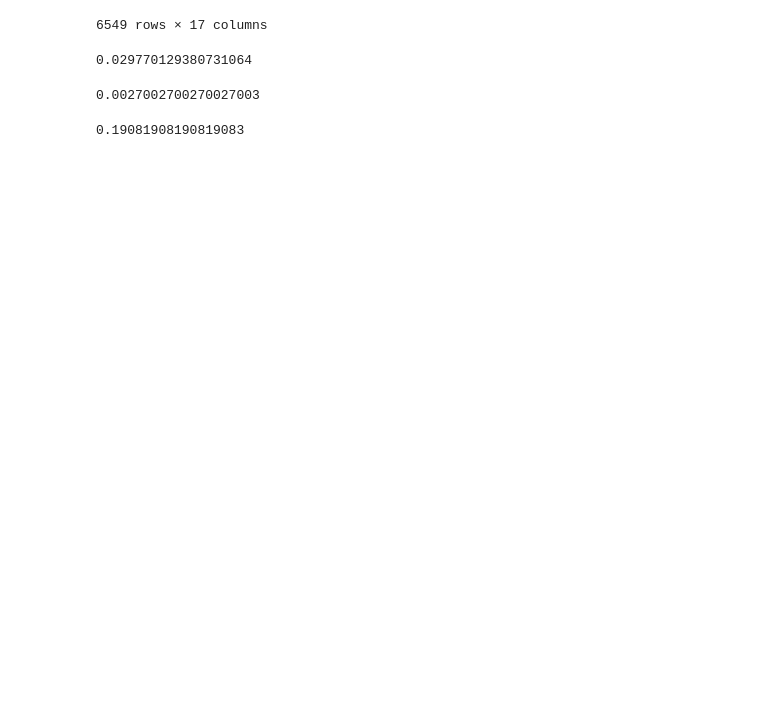
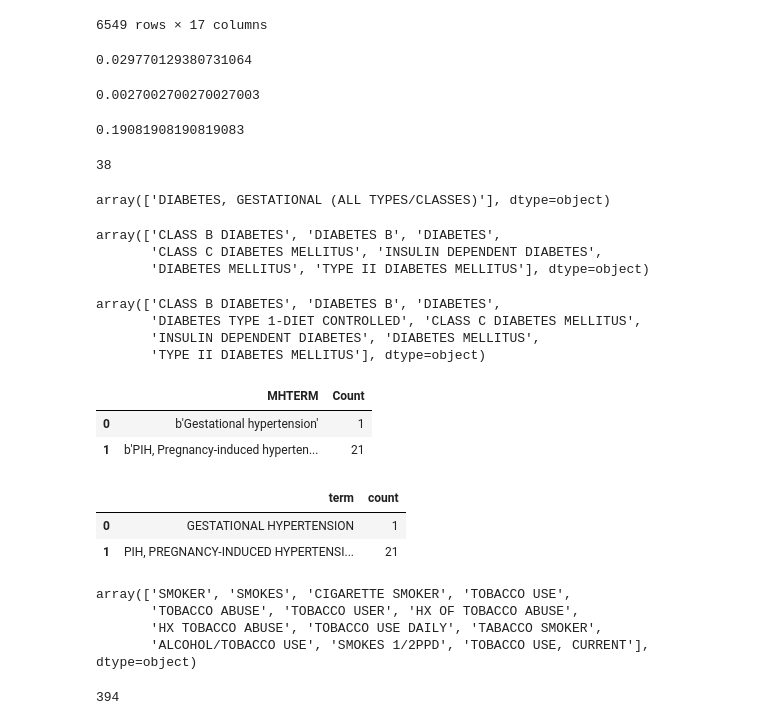
Before and after one commit to jzhao0802/ferring, a Jupyter notebook: 00_raw_data_processing/data_exploration/04_check_medical_history_adverse_events.ipynb, the cells around one changed output. Drawn from its saved outputs; the diff is of its cells as text; code cells hidden in the pictures; blank space fills up the shorter version.

```diff
--- a/00_raw_data_processing/data_exploration/04_check_medical_history_adverse_events.ipynb
+++ b/00_raw_data_processing/data_exploration/04_check_medical_history_adverse_events.ipynb
@@ -244,0 +247,39 @@ explorer_004.get_data('cm.sas7bdat')
+# %%
+mh_terms = explorer_004.get_data('mh.sas7bdat')['MHTERM'].str.decode('utf-8').str.upper()
+len(mh_terms[mh_terms.str.contains('(?=.*(GROUP|GBS))(?=^((?!UNKNOWN).)*$)')].unique())
+# %% [output]
+38
+# %%
+mh_terms = explorer_303.get_data('mh.sas7bdat')['MHTERM'].str.decode('utf-8').str.upper()
+mh_terms[mh_terms.str.contains('(?=.*DIABETES)(?=^((?!(CLASS C)|(CLASS B)|(TYPE I)|(TYPE II)|(TYPE 1)|(TYPE 2)).)*$)(?!^DIABETES$)(?!^DIABETES B$)(?!^DIABETES (MELLITUS|MELLITIS)$)(?!^INSULIN DEPENDENT DIABETES$)')].unique()
+# %% [output]
+array(['DIABETES, GESTATIONAL (ALL TYPES/CLASSES)'], dtype=object)
+# %%
+mh_terms = explorer_004.get_data('mh.sas7bdat')['MHTERM'].str.decode('utf-8').str.upper()
+mh_terms[mh_terms.str.contains('(?=.*DIABETES)(?=(CLASS C)|(CLASS B)|(TYPE I)|(TYPE II)|(TYPE 1)|(TYPE 2)|(^(DIABETES|DIABETES B|DIABETES (MELLITUS|MELLITIS)|INSULIN DEPENDENT DIABETES)$))')].unique()
+# %% [output]
+array(['CLASS B DIABETES', 'DIABETES B', 'DIABETES',
+       'CLASS C DIABETES MELLITUS', 'INSULIN DEPENDENT DIABETES',
+       'DIABETES MELLITUS', 'TYPE II DIABETES MELLITUS'], dtype=object)
+# %%
+mh_terms = explorer_004.get_data('mh.sas7bdat')['MHTERM'].str.decode('utf-8').str.upper()
+mh_terms[mh_terms.str.contains('((?=.*DIABETES)(?=.*((CLASS C)|(CLASS B)|(TYPE I)|(TYPE II)|(TYPE 1)|(TYPE 2))))|(^(DIABETES|DIABETES B|DIABETES (MELLITUS|MELLITIS)|INSULIN DEPENDENT DIABETES)$)')].unique()
+# %% [output]
+array(['CLASS B DIABETES', 'DIABETES B', 'DIABETES',
+       'DIABETES TYPE 1-DIET CONTROLLED', 'CLASS C DIABETES MELLITUS',
+       'INSULIN DEPENDENT DIABETES', 'DIABETES MELLITUS',
+       'TYPE II DIABETES MELLITUS'], dtype=object)
+# %%
+mh_terms = explorer_303.get_data('mh.sas7bdat')['MHTERM'].str.decode('utf-8').str.upper()
+explorer_303.get_data('mh.sas7bdat')[mh_terms.str.contains('(?=.*HYPERTENSION)(?=PREGNANCY|GESTATIONAL)')].drop_duplicates(subset=['MHTERM', 'USUBJID']).groupby('MHTERM').size().reset_index().rename(columns={0:'Count'})
+# %% [output]
+|  | MHTERM | Count |
+| 0 | b'Gestational hypertension' | 1 |
+| 1 | b'PIH, Pregnancy-induced hyperten... | 21 |
+# %%
+#del g.index.name
+g.reset_index().rename(columns={'index': 'term', 'MHTERM': 'count'})
+# %% [output]
+|  | term | count |
+| 0 | GESTATIONAL HYPERTENSION | 1 |
+| 1 | PIH, PREGNANCY-INDUCED HYPERTENSI... | 21 |
@@ -244,0 +288,12 @@ explorer_004.get_data('cm.sas7bdat')
+# %%
+mh_terms = explorer_303.get_data('mh.sas7bdat')['MHTERM'].str.decode('utf-8').str.upper()
+mh_terms[mh_terms.str.contains('TOBACCO|SMOKE')].unique()
+# %% [output]
+array(['SMOKER', 'SMOKES', 'CIGARETTE SMOKER', 'TOBACCO USE',
+       'TOBACCO ABUSE', 'TOBACCO USER', 'HX OF TOBACCO ABUSE',
+       'HX TOBACCO ABUSE', 'TOBACCO USE DAILY', 'TABACCO SMOKER',
+       'ALCOHOL/TOBACCO USE', 'SMOKES 1/2PPD', 'TOBACCO USE, CURRENT'], dtype=object)
+# %%
+len(explorer_004.get_data('mh.sas7bdat')['USUBJID'].unique())
+# %% [output]
+394
```
Also changed, not shown: parts of 2 cells of this notebook, 9 other files.
